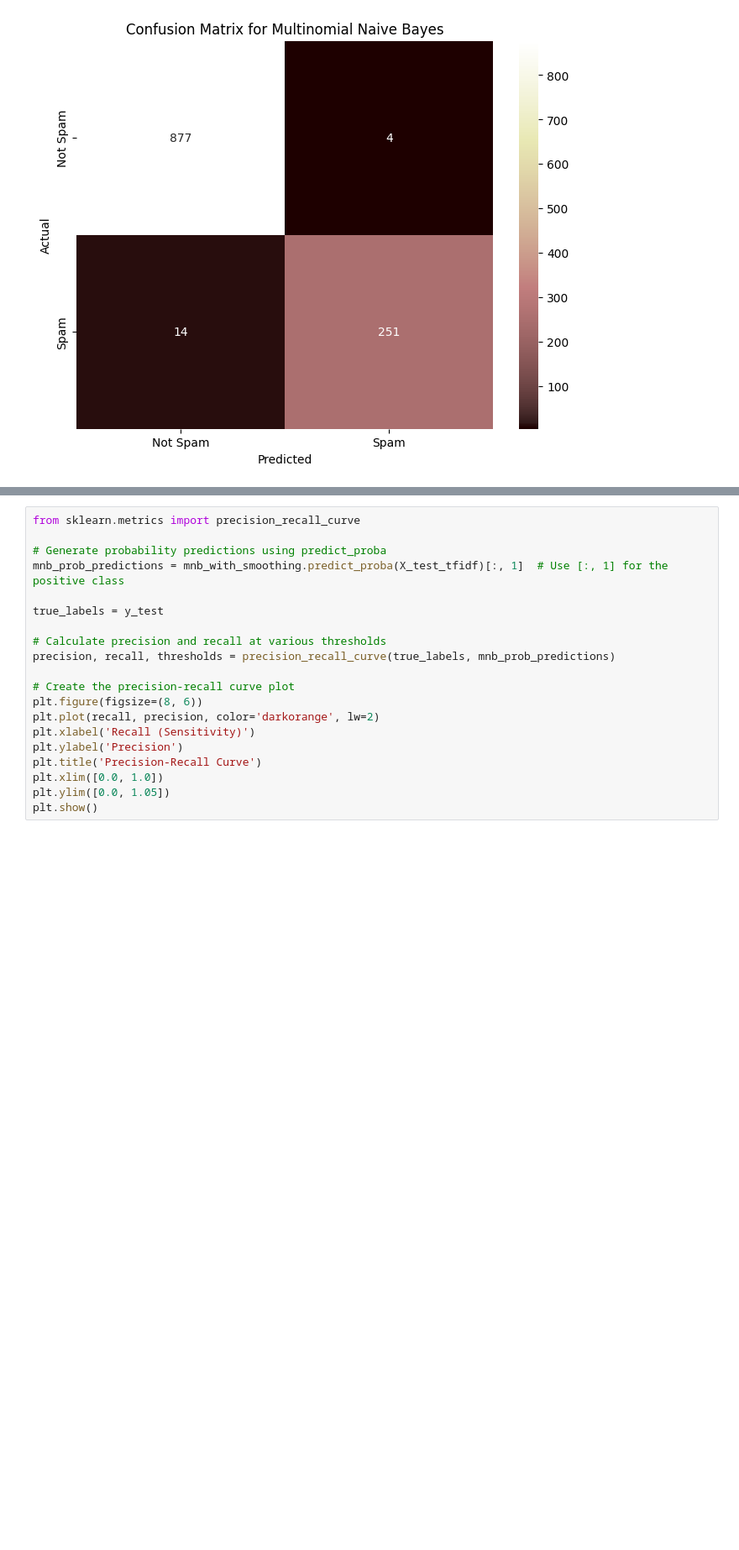
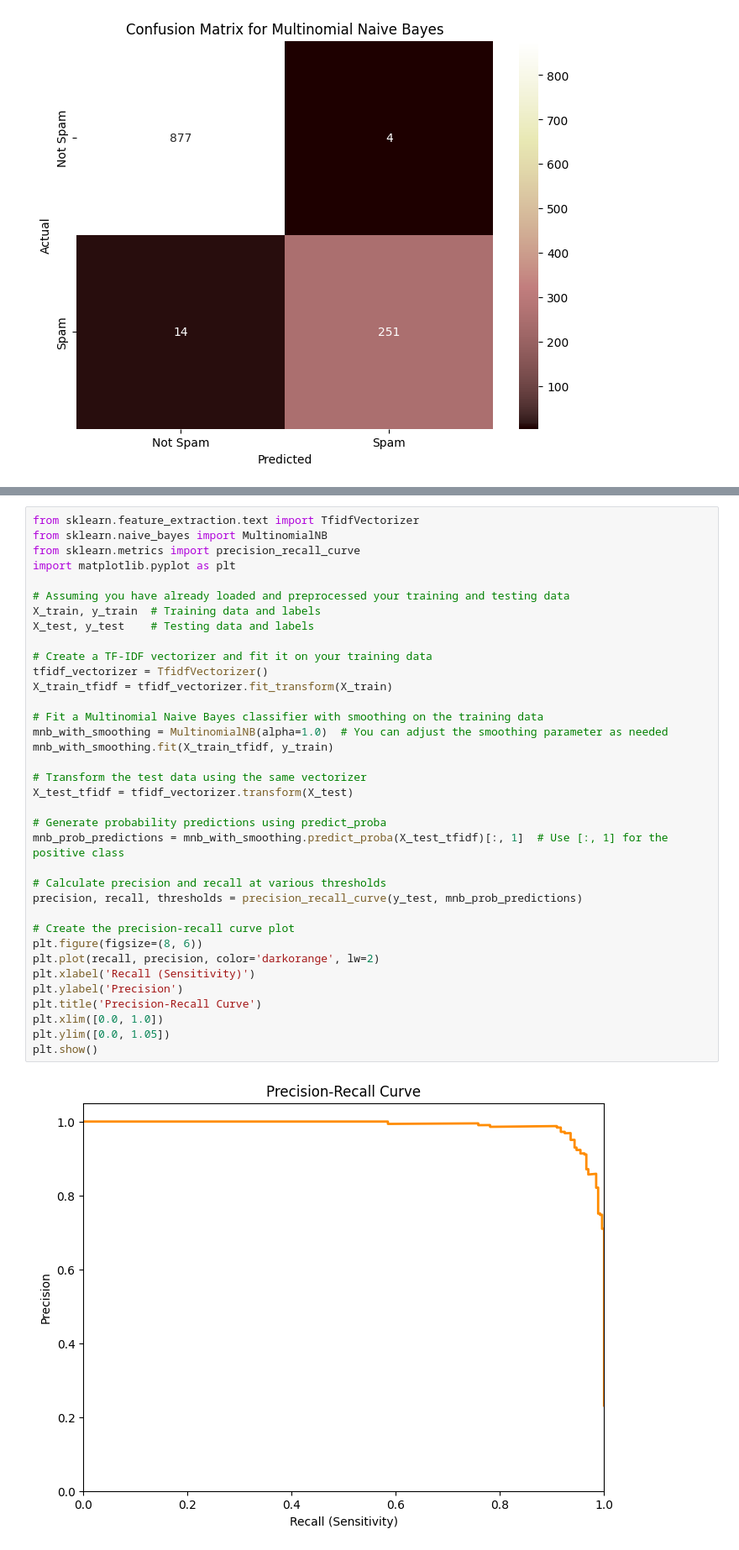
Before and after one commit to victorjoseij/1st-trimester, a Jupyter notebook: 2348570_lab8.ipynb, the cells around one changed output, grey strips where cells are left out. Shown: that part at 84% size. Drawn from its saved outputs; the diff is of its cells as text; blank space fills up the shorter version.

```diff
--- a/2348570_lab8.ipynb
+++ b/2348570_lab8.ipynb
@@ -181,23 +186,41 @@ NameError: ignored
 # %%
+from sklearn.feature_extraction.text import TfidfVectorizer
+from sklearn.naive_bayes import MultinomialNB
 from sklearn.metrics import precision_recall_curve
+import matplotlib.pyplot as plt
+
+# Assuming you have already loaded and preprocessed your training and testing data
+X_train, y_train  # Training data and labels
+X_test, y_test    # Testing data and labels
+
+# Create a TF-IDF vectorizer and fit it on your training data
+tfidf_vectorizer = TfidfVectorizer()
+X_train_tfidf = tfidf_vectorizer.fit_transform(X_train)
+
+# Fit a Multinomial Naive Bayes classifier with smoothing on the training data
+mnb_with_smoothing = MultinomialNB(alpha=1.0)  # You can adjust the smoothing parameter as needed
+mnb_with_smoothing.fit(X_train_tfidf, y_train)
+
+# Transform the test data using the same vectorizer
+X_test_tfidf = tfidf_vectorizer.transform(X_test)
 
 # Generate probability predictions using predict_proba
 mnb_prob_predictions = mnb_with_smoothing.predict_proba(X_test_tfidf)[:, 1]  # Use [:, 1] for the positive class
 
-true_labels = y_test
-
 # Calculate precision and recall at various thresholds
-precision, recall, thresholds = precision_recall_curve(true_labels, mnb_prob_predictions)
+precision, recall, thresholds = precision_recall_curve(y_test, mnb_prob_predictions)
 
 # Create the precision-recall curve plot
 plt.figure(figsize=(8, 6))
 plt.plot(recall, precision, color='darkorange', lw=2)
 plt.xlabel('Recall (Sensitivity)')
 plt.ylabel('Precision')
 plt.title('Precision-Recall Curve')
 plt.xlim([0.0, 1.0])
 plt.ylim([0.0, 1.05])
 plt.show()
+# %% [output]
+[figure, added]
 # %%
 import matplotlib.pyplot as plt
 import numpy as np
```
Also changed, not shown: parts of 6 cells of this notebook.
